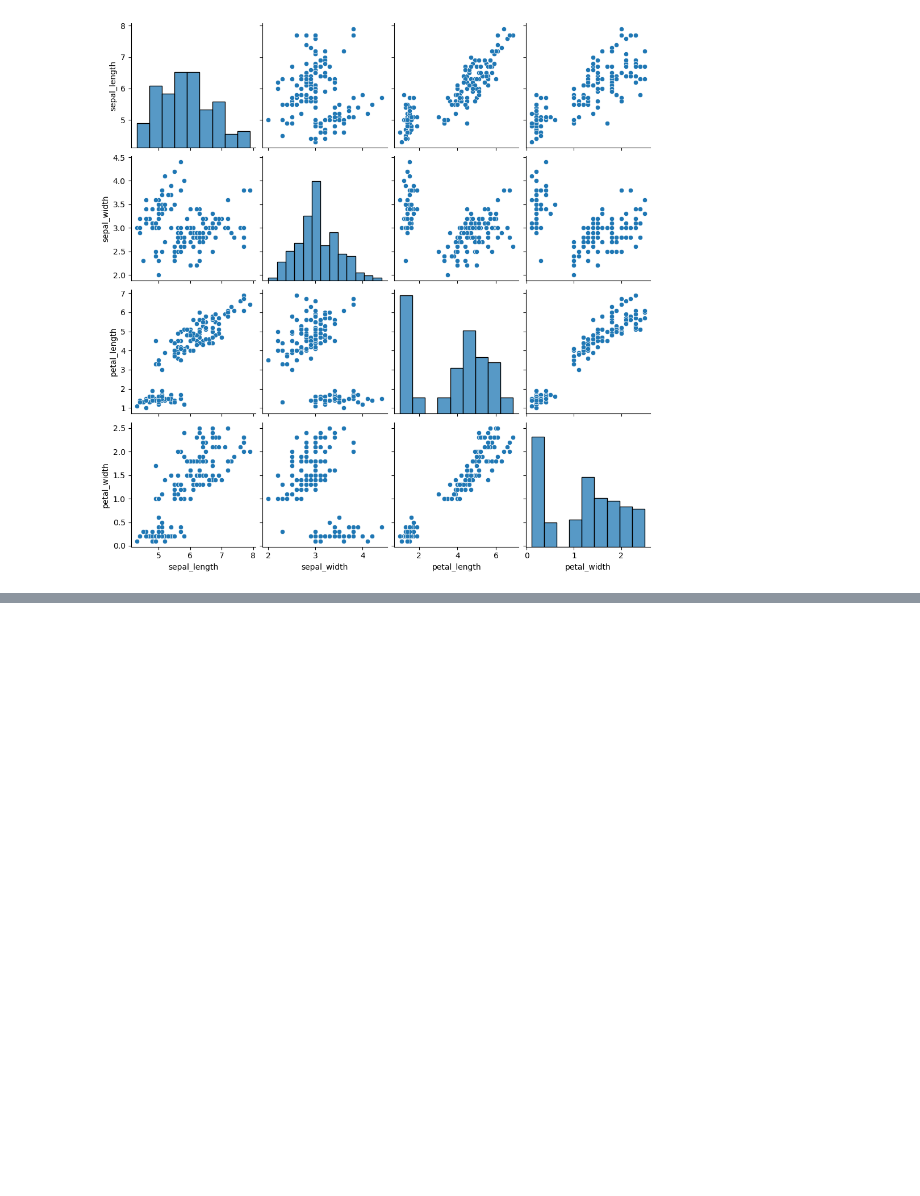
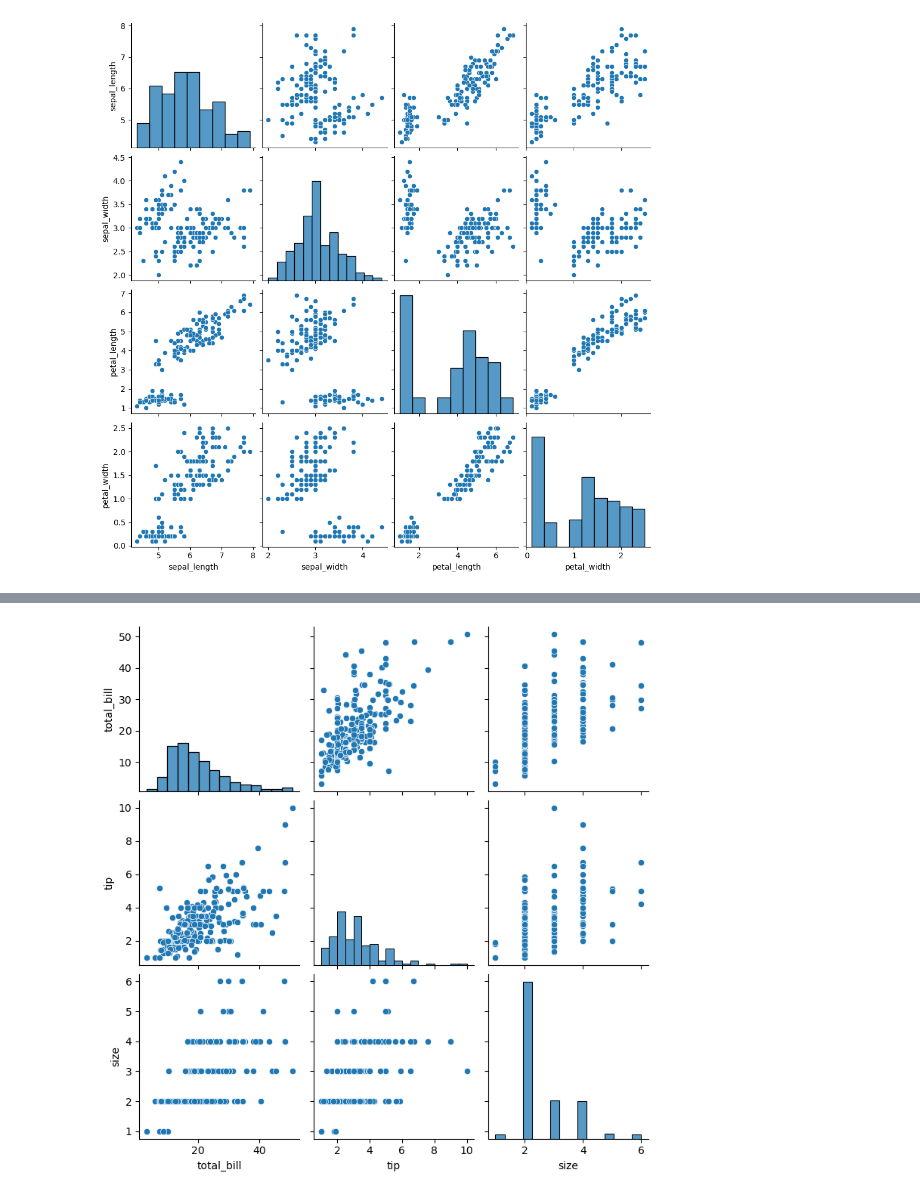
Before and after one commit to vaishnavijagtap0202-debug/Internship_codes_2026, a Jupyter notebook: Daily_codes/Week 5/matplotlib.ipynb, the cells around one changed output, grey strips where cells are left out. Drawn from its saved outputs; the diff is of its cells as text; code cells hidden in the pictures; blank space fills up the shorter version.

```diff
--- a/Daily_codes/Week 5/matplotlib.ipynb
+++ b/Daily_codes/Week 5/matplotlib.ipynb
@@ -222,0 +319,6 @@ sns.pairplot(iris);
+# %%
+sns.pairplot(tips)
+
+plt.show()
+# %% [output]
+[figure, added]
```
Also changed, not shown: parts of 9 cells of this notebook.
